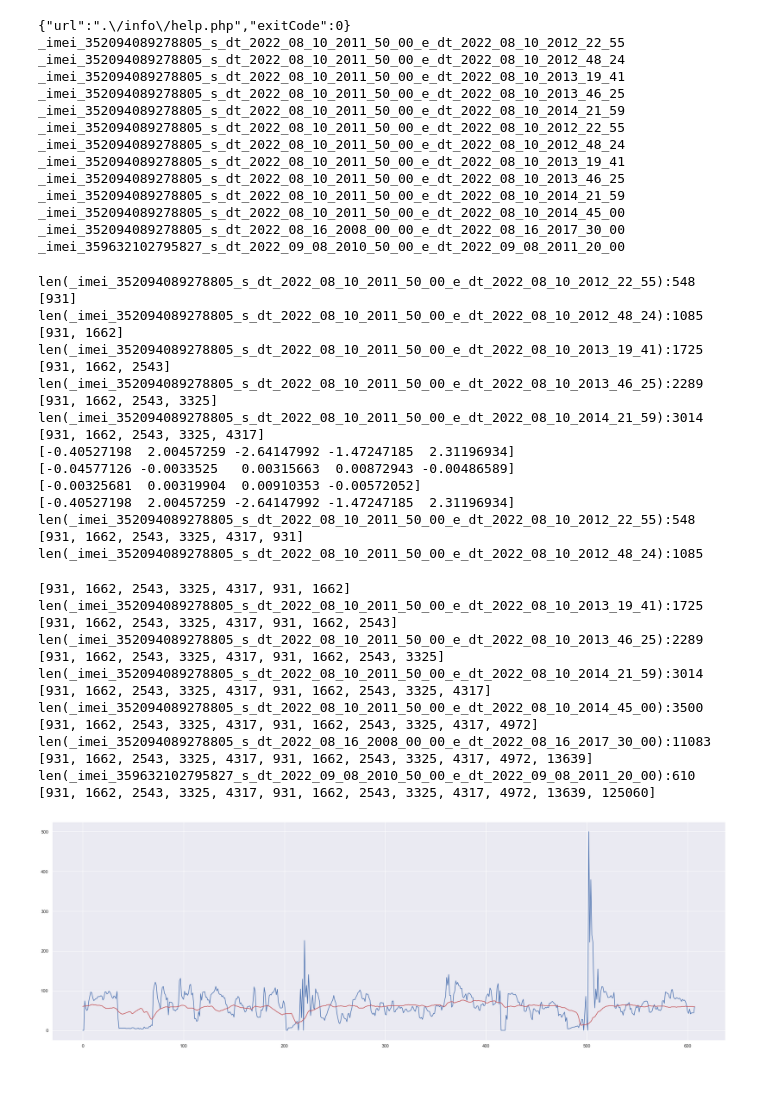
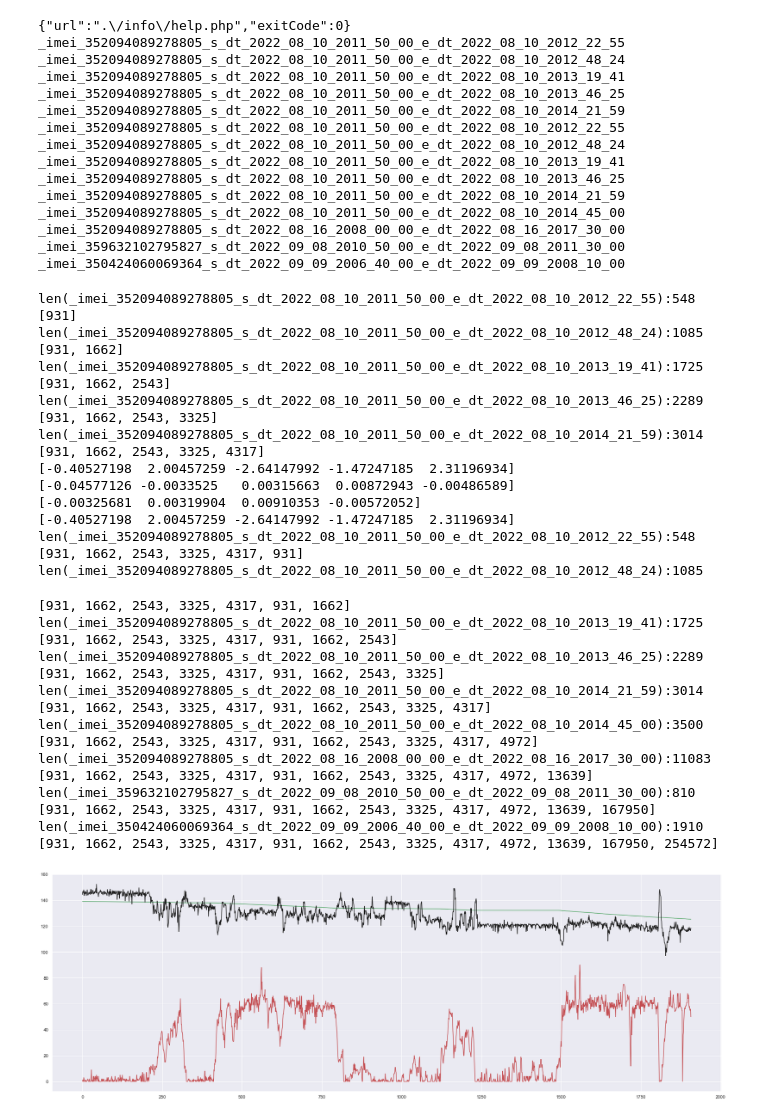
Before and after one commit to zhenux/pythonProject54, a Jupyter notebook: fuel_consumption_manual.ipynb, the cells around one changed output. Cells and saved outputs as stored; diff of their text form; code cells hidden in the pictures; blank space fills up the shorter version.

```diff
--- a/fuel_consumption_manual.ipynb
+++ b/fuel_consumption_manual.ipynb
@@ -4,7 +4,7 @@ from bs4 import BeautifulSoup
 
 # from google.colab import files
 
-fuel_cons = ([7.8, 12.43, 19.49, 24.6, 31.8, 7.8, 12.43, 19.49, 24.6, 31.8, 5, 40, 40])
+fuel_cons = ([7.8, 12.43, 19.49, 24.6, 31.8, 7.8, 12.43, 19.49, 24.6, 31.8, 5, 40, 40, 20])
 
 url_req = (['?imei=352094089278805&s_dt=2022-08-10%2011:50:00&e_dt=2022-08-10%2012:22:55',
             '?imei=352094089278805&s_dt=2022-08-10%2011:50:00&e_dt=2022-08-10%2012:48:24',
@@ -18,7 +18,8 @@ url_req = (['?imei=352094089278805&s_dt=2022-08-10%2011:50:00&e_dt=2022-08-10%20
             '?imei=352094089278805&s_dt=2022-08-10%2011:50:00&e_dt=2022-08-10%2014:21:59',
             '?imei=352094089278805&s_dt=2022-08-10%2011:50:00&e_dt=2022-08-10%2014:45:00',
             '?imei=352094089278805&s_dt=2022-08-16%2008:00:00&e_dt=2022-08-16%2017:30:00',
-            '?imei=359632102795827&s_dt=2022-09-08%2010:50:00&e_dt=2022-09-08%2011:20:00'])
+            '?imei=359632102795827&s_dt=2022-09-08%2010:50:00&e_dt=2022-09-08%2011:30:00',
+            '?imei=350424060069364&s_dt=2022-09-09%2006:40:00&e_dt=2022-09-09%2008:10:00'])
 
 web_link = 'https://nav.by/info/testAccel.php'
 
@@ -99,7 +100,8 @@ _imei_352094089278805_s_dt_2022_08_10_2011_50_00_e_dt_2022_08_10_2013_46_25
 _imei_352094089278805_s_dt_2022_08_10_2011_50_00_e_dt_2022_08_10_2014_21_59
 _imei_352094089278805_s_dt_2022_08_10_2011_50_00_e_dt_2022_08_10_2014_45_00
 _imei_352094089278805_s_dt_2022_08_16_2008_00_00_e_dt_2022_08_16_2017_30_00
-_imei_359632102795827_s_dt_2022_09_08_2010_50_00_e_dt_2022_09_08_2011_20_00
+_imei_359632102795827_s_dt_2022_09_08_2010_50_00_e_dt_2022_09_08_2011_30_00
+_imei_350424060069364_s_dt_2022_09_09_2006_40_00_e_dt_2022_09_09_2008_10_00
 # %%
 import math
 import numpy as np
@@ -151,6 +153,8 @@ inst_cons = []
 inst_speed = []
 inst_acc_plus = []
 inst_acc_minus = []
+dut_rf = []
+dut = []
 
 popt_calc = []
 popt2_calc = []
@@ -170,6 +174,7 @@ for p in range(NUM_OF_FILES):
 
     df["consum_l"] = 0.0
     df["consum_t"] = 0.0
+    df["dut_calc"] = 0.0
 
     sum_ES_sum = 0
     sum_ES_APP_sum = 0
@@ -235,23 +240,29 @@ for p in range(NUM_OF_FILES):
             sum_ES_2_APP_2_sum += sum_ES_2_APP_2_inst
         sum_ES_2_APP_2_prev = df.sum_ES_2_APP_2[i]
 
-        if p == 12:
+        if p == 13:
             # inst_cons.append((1/df.distance_gps[i])*func_fuel_consumption(
             #     (sum_ES_inst, sum_ES_APP_inst, sum_ES_2_APP_inst, sum_ES_APP_2_inst, sum_ES_2_APP_2_inst),
             #     popt_calc[0], popt_calc[1], popt_calc[2], popt_calc[3], popt_calc[4]))
 
             consum_l = 0
             consum_t = 0
+            dut_calc = 146
 
             if df.distance_gps[i] != 0:
-                consum_l = (1/df.distance_gps[i])*func3_fuel_consumption(
+                consum_l = (3/5)*(1/df.distance_gps[i])*func3_fuel_consumption(
                     (sum_ES_APP_inst, sum_ES_2_APP_inst, sum_ES_APP_2_inst, sum_ES_2_APP_2_inst),
                     popt3_calc[0], popt3_calc[1], popt3_calc[2], popt3_calc[3])
-            if consum_l > 5:
-                consum_l = 5
+            if consum_l > 2:
+                consum_l = 2
             if consum_l < 0:
                 consum_l = 0
             df.at[i, 'consum_l'] = consum_l
+
+            dut_calc = 146 - func3_fuel_consumption(
+                    (sum_ES_APP_sum, sum_ES_2_APP_sum, sum_ES_APP_2_sum, sum_ES_2_APP_2_sum),
+                    popt3_calc[0], popt3_calc[1], popt3_calc[2], popt3_calc[3])
+            df.at[i, 'dut_calc'] = dut_calc
 
             d_time = (datetime.strptime(df.date[i], "%Y-%m-%d %H:%M:%S.%f") - datetime.strptime(df.date[i-1], "%Y-%m-%d %H:%M:%S.%f")).seconds
             if d_time != 0:
@@ -260,6 +271,8 @@ for p in range(NUM_OF_FILES):
                     popt3_calc[0], popt3_calc[1], popt3_calc[2], popt3_calc[3])
             df.at[i, 'consum_t'] = consum_t
 
+            dut_rf.append(dut_calc)
+            dut.append(df.AnIn1[i])
             inst_cons.append(consum_l*100)
             inst_speed.append(df.speed[i])
             acc_delta = 10*df.delta64044[i]
@@ -275,7 +288,7 @@ for p in range(NUM_OF_FILES):
                 acc_delta = -50
             inst_acc_minus.append(acc_delta)
 
-    if p == 12:
+    if p == 13:
         df.to_csv(db_files[p] + '_changed' + '.csv', index=False)
 
     delta_ES.append(sum_ES_sum)
@@ -346,40 +359,42 @@ for p in range(NUM_OF_FILES):
         # plt.show()
 
         plt.figure(figsize=(30, 10))
-        plt.plot(inst_cons, 'b')
+        #plt.plot(inst_cons, 'b')
         plt.plot(inst_speed, 'r')
-        # plt.plot(inst_acc_plus, 'g')
-        # plt.plot(inst_acc_minus, 'k')
+        plt.plot(dut_rf, 'g')
+        plt.plot(dut, 'k')
         plt.show()
 # %% [output]
 len(_imei_352094089278805_s_dt_2022_08_10_2011_50_00_e_dt_2022_08_10_2012_22_55):548
 [931]
 len(_imei_352094089278805_s_dt_2022_08_10_2011_50_00_e_dt_2022_08_10_2012_48_24):1085
 [931, 1662]
 len(_imei_352094089278805_s_dt_2022_08_10_2011_50_00_e_dt_2022_08_10_2013_19_41):1725
 [931, 1662, 2543]
 len(_imei_352094089278805_s_dt_2022_08_10_2011_50_00_e_dt_2022_08_10_2013_46_25):2289
 [931, 1662, 2543, 3325]
 len(_imei_352094089278805_s_dt_2022_08_10_2011_50_00_e_dt_2022_08_10_2014_21_59):3014
 [931, 1662, 2543, 3325, 4317]
 [-0.40527198  2.00457259 -2.64147992 -1.47247185  2.31196934]
 [-0.04577126 -0.0033525   0.00315663  0.00872943 -0.00486589]
 [-0.00325681  0.00319904  0.00910353 -0.00572052]
 [-0.40527198  2.00457259 -2.64147992 -1.47247185  2.31196934]
 len(_imei_352094089278805_s_dt_2022_08_10_2011_50_00_e_dt_2022_08_10_2012_22_55):548
 [931, 1662, 2543, 3325, 4317, 931]
 len(_imei_352094089278805_s_dt_2022_08_10_2011_50_00_e_dt_2022_08_10_2012_48_24):1085
 [931, 1662, 2543, 3325, 4317, 931, 1662]
 len(_imei_352094089278805_s_dt_2022_08_10_2011_50_00_e_dt_2022_08_10_2013_19_41):1725
 [931, 1662, 2543, 3325, 4317, 931, 1662, 2543]
 len(_imei_352094089278805_s_dt_2022_08_10_2011_50_00_e_dt_2022_08_10_2013_46_25):2289
 [931, 1662, 2543, 3325, 4317, 931, 1662, 2543, 3325]
 len(_imei_352094089278805_s_dt_2022_08_10_2011_50_00_e_dt_2022_08_10_2014_21_59):3014
 [931, 1662, 2543, 3325, 4317, 931, 1662, 2543, 3325, 4317]
 len(_imei_352094089278805_s_dt_2022_08_10_2011_50_00_e_dt_2022_08_10_2014_45_00):3500
 [931, 1662, 2543, 3325, 4317, 931, 1662, 2543, 3325, 4317, 4972]
 len(_imei_352094089278805_s_dt_2022_08_16_2008_00_00_e_dt_2022_08_16_2017_30_00):11083
 [931, 1662, 2543, 3325, 4317, 931, 1662, 2543, 3325, 4317, 4972, 13639]
-len(_imei_359632102795827_s_dt_2022_09_08_2010_50_00_e_dt_2022_09_08_2011_20_00):610
-[931, 1662, 2543, 3325, 4317, 931, 1662, 2543, 3325, 4317, 4972, 13639, 125060]
+len(_imei_359632102795827_s_dt_2022_09_08_2010_50_00_e_dt_2022_09_08_2011_30_00):810
+[931, 1662, 2543, 3325, 4317, 931, 1662, 2543, 3325, 4317, 4972, 13639, 167950]
+len(_imei_350424060069364_s_dt_2022_09_09_2006_40_00_e_dt_2022_09_09_2008_10_00):1910
+[931, 1662, 2543, 3325, 4317, 931, 1662, 2543, 3325, 4317, 4972, 13639, 167950, 254572]
-[figure, old version]
+[figure, new version]
```
